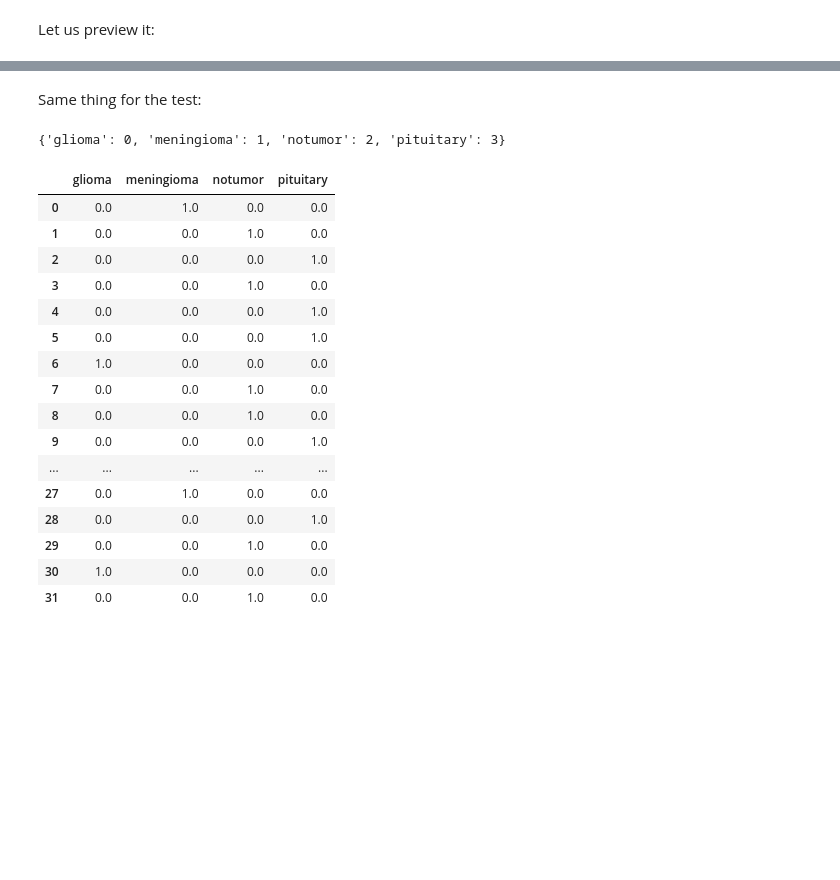
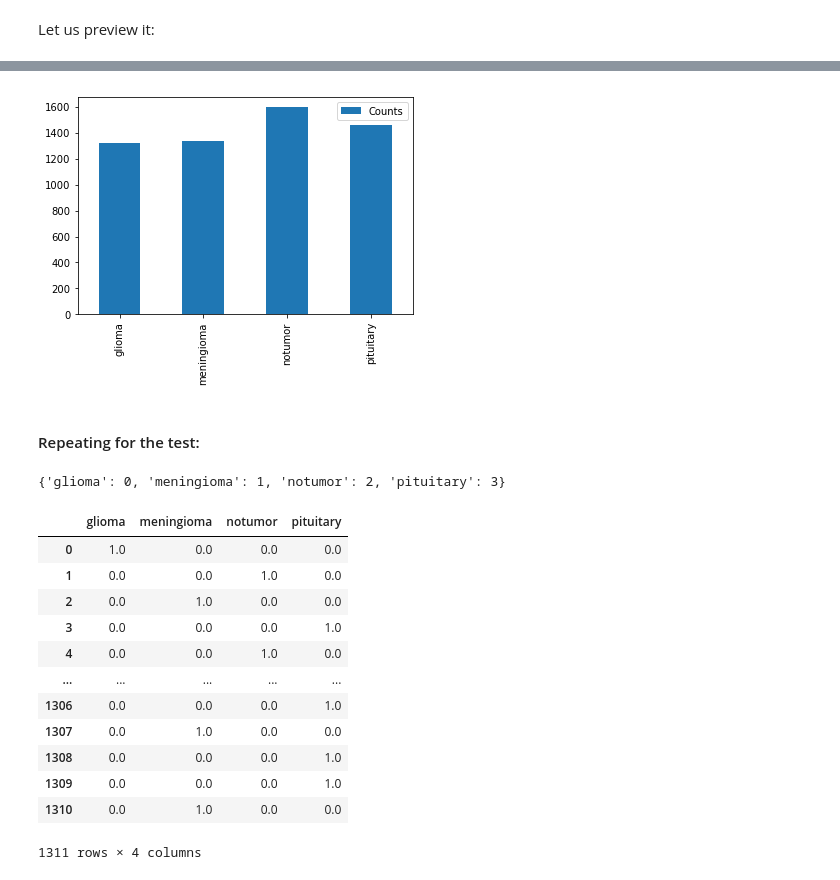
Before and after one commit to MNLKuzmin/BrainMRI, a Jupyter notebook: Second_ProjectBrainMRI.ipynb, the cells around one changed output, grey strips where cells are left out. Cells and saved outputs as stored; diff of their text form; code cells hidden in the pictures; blank space fills up the shorter version.

```diff
--- a/Second_ProjectBrainMRI.ipynb
+++ b/Second_ProjectBrainMRI.ipynb
@@ -68,7 +68,7 @@ train_generator.class_indices
 # %% [output]
 {'glioma': 0, 'meningioma': 1, 'notumor': 2, 'pituitary': 3}
 # %%
-dataframe_train=pd.DataFrame(train_labels, columns=['glioma', 'meningioma',\
+df_train=pd.DataFrame(train_labels, columns=['glioma', 'meningioma',\
             'notumor', 'pituitary'])
 # %% [markdown]
 Let us preview it:
@@ -94,0 +100,5 @@ dataframe_train
+# %%
+sums=df_train.sum(axis=0)
+sums=pd.DataFrame(sums)
+sums.rename(columns={0: "Counts"}, inplace=True)
+sums
@@ -95,5 +111,9 @@ dataframe_train
+# %%
+sums['Counts'].plot(kind='bar', legend=True);
+# %% [output]
+[figure, added]
 # %% [markdown]
-Same thing for the test:
+#### Repeating for the test:
 # %%
 test_generator.class_indices
 # %% [output]
@@ -103,21 +123,17 @@ dataframe_test=pd.DataFrame(test_labels, columns=['glioma', 'meningioma',\
             'notumor', 'pituitary'])
-# %%
-dataframe_test
-# %% [output]
-|  | glioma | meningioma | notumor | pituitary |
-| 0 | 0.0 | 1.0 | 0.0 | 0.0 |
-| 1 | 0.0 | 0.0 | 1.0 | 0.0 |
-| 2 | 0.0 | 0.0 | 0.0 | 1.0 |
-| 3 | 0.0 | 0.0 | 1.0 | 0.0 |
-| 4 | 0.0 | 0.0 | 0.0 | 1.0 |
-| 5 | 0.0 | 0.0 | 0.0 | 1.0 |
-| 6 | 1.0 | 0.0 | 0.0 | 0.0 |
-| 7 | 0.0 | 0.0 | 1.0 | 0.0 |
-| 8 | 0.0 | 0.0 | 1.0 | 0.0 |
-| 9 | 0.0 | 0.0 | 0.0 | 1.0 |
-| ... | ... | ... | ... | ... |
-| 27 | 0.0 | 1.0 | 0.0 | 0.0 |
-| 28 | 0.0 | 0.0 | 0.0 | 1.0 |
-| 29 | 0.0 | 0.0 | 1.0 | 0.0 |
-| 30 | 1.0 | 0.0 | 0.0 | 0.0 |
-| 31 | 0.0 | 0.0 | 1.0 | 0.0 |
+# %%
+df_test
+# %% [output]
+|  | glioma | meningioma | notumor | pituitary |
+| 0 | 1.0 | 0.0 | 0.0 | 0.0 |
+| 1 | 0.0 | 0.0 | 1.0 | 0.0 |
+| 2 | 0.0 | 1.0 | 0.0 | 0.0 |
+| 3 | 0.0 | 0.0 | 0.0 | 1.0 |
+| 4 | 0.0 | 0.0 | 1.0 | 0.0 |
+| ... | ... | ... | ... | ... |
+| 1306 | 0.0 | 0.0 | 0.0 | 1.0 |
+| 1307 | 0.0 | 1.0 | 0.0 | 0.0 |
+| 1308 | 0.0 | 0.0 | 0.0 | 1.0 |
+| 1309 | 0.0 | 0.0 | 0.0 | 1.0 |
+| 1310 | 0.0 | 1.0 | 0.0 | 0.0 |
+1311 rows × 4 columns
```
Also changed, not shown: parts of 13 cells of this notebook.
